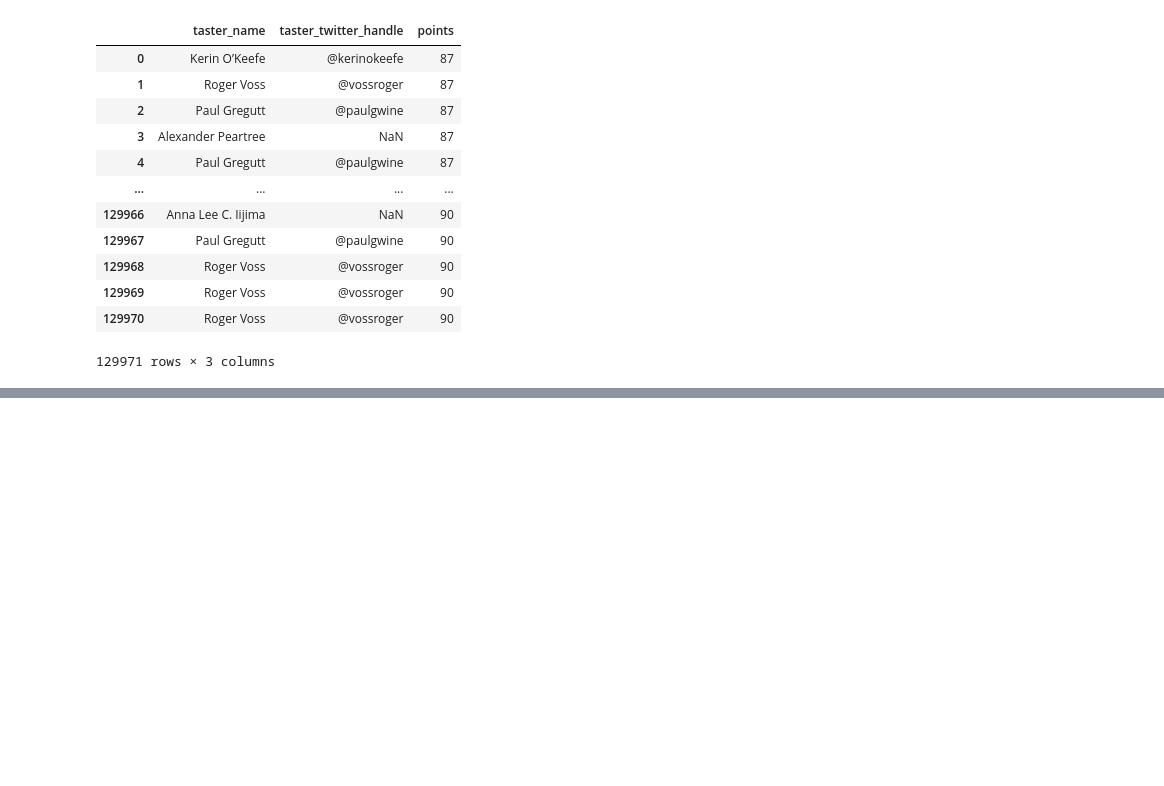
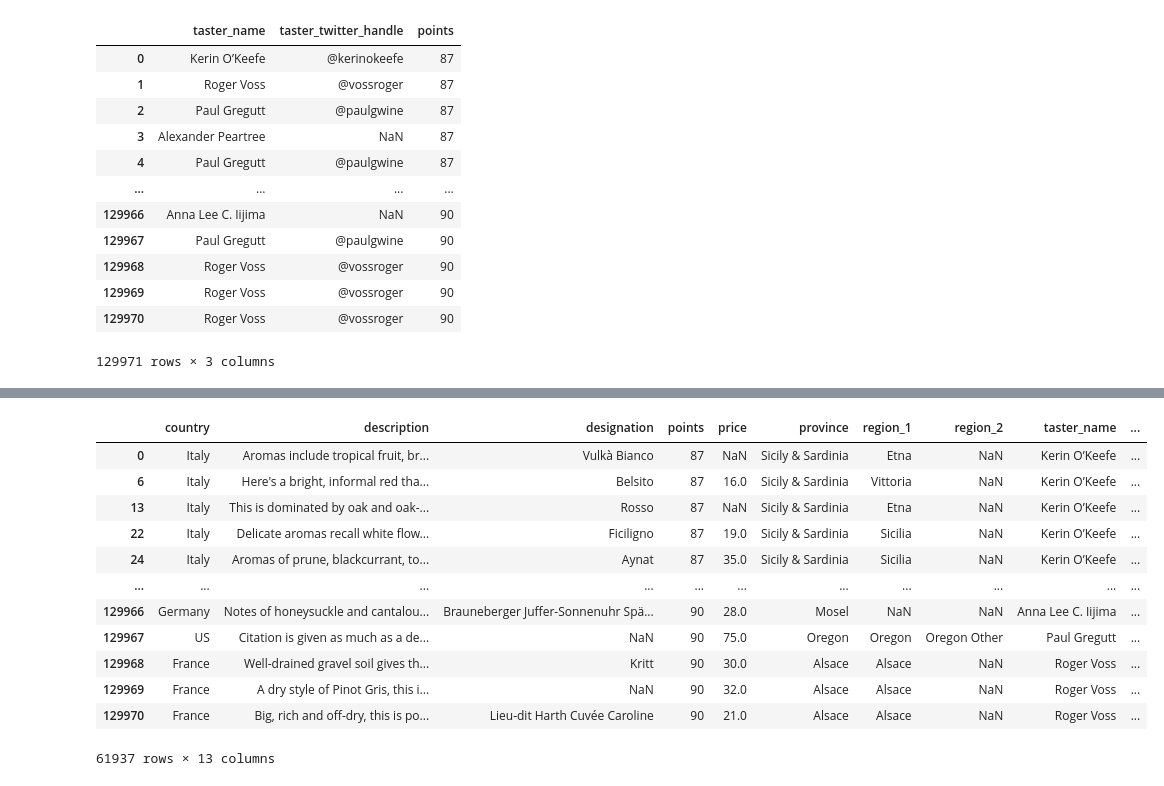
Before and after one commit to oktavianuu/my-pandas, a Jupyter notebook: ISA/indexing_selecting_assigning.ipynb, the cells around one changed output, grey strips where cells are left out. Saved outputs shown, nothing was run; the diff lists cells and outputs as text; code cells hidden in the pictures; blank space fills up the shorter version.

```diff
--- a/ISA/indexing_selecting_assigning.ipynb
+++ b/ISA/indexing_selecting_assigning.ipynb
@@ -180,0 +263,17 @@ data.loc[:, ['taster_name', 'taster_twitter_handle', 'points']]
+# %%
+# Suppose we'll buy any wine that's made in Italy or which is rated above average. For this we use a pipe (|):
+data.loc[(data.country == "Italy") | (data.points >= 90)]
+# %% [output]
+|  | country | description | designation | points | price | province | region_1 | region_2 | taster_name | ... |
+| 0 | Italy | Aromas include tropical fruit, br... | Vulkà Bianco | 87 | NaN | Sicily & Sardinia | Etna | NaN | Kerin O’Keefe | ... |
+| 6 | Italy | Here's a bright, informal red tha... | Belsito | 87 | 16.0 | Sicily & Sardinia | Vittoria | NaN | Kerin O’Keefe | ... |
+| 13 | Italy | This is dominated by oak and oak-... | Rosso | 87 | NaN | Sicily & Sardinia | Etna | NaN | Kerin O’Keefe | ... |
+| 22 | Italy | Delicate aromas recall white flow... | Ficiligno | 87 | 19.0 | Sicily & Sardinia | Sicilia | NaN | Kerin O’Keefe | ... |
+| 24 | Italy | Aromas of prune, blackcurrant, to... | Aynat | 87 | 35.0 | Sicily & Sardinia | Sicilia | NaN | Kerin O’Keefe | ... |
+| ... | ... | ... | ... | ... | ... | ... | ... | ... | ... | ... |
+| 129966 | Germany | Notes of honeysuckle and cantalou... | Brauneberger Juffer-Sonnenuhr Spä... | 90 | 28.0 | Mosel | NaN | NaN | Anna Lee C. Iijima | ... |
+| 129967 | US | Citation is given as much as a de... | NaN | 90 | 75.0 | Oregon | Oregon | Oregon Other | Paul Gregutt | ... |
+| 129968 | France | Well-drained gravel soil gives th... | Kritt | 90 | 30.0 | Alsace | Alsace | NaN | Roger Voss | ... |
+| 129969 | France | A dry style of Pinot Gris, this i... | NaN | 90 | 32.0 | Alsace | Alsace | NaN | Roger Voss | ... |
+| 129970 | France | Big, rich and off-dry, this is po... | Lieu-dit Harth Cuvée Caroline | 90 | 21.0 | Alsace | Alsace | NaN | Roger Voss | ... |
+61937 rows × 13 columns
```
Also changed, not shown: parts of 12 cells of this notebook.
